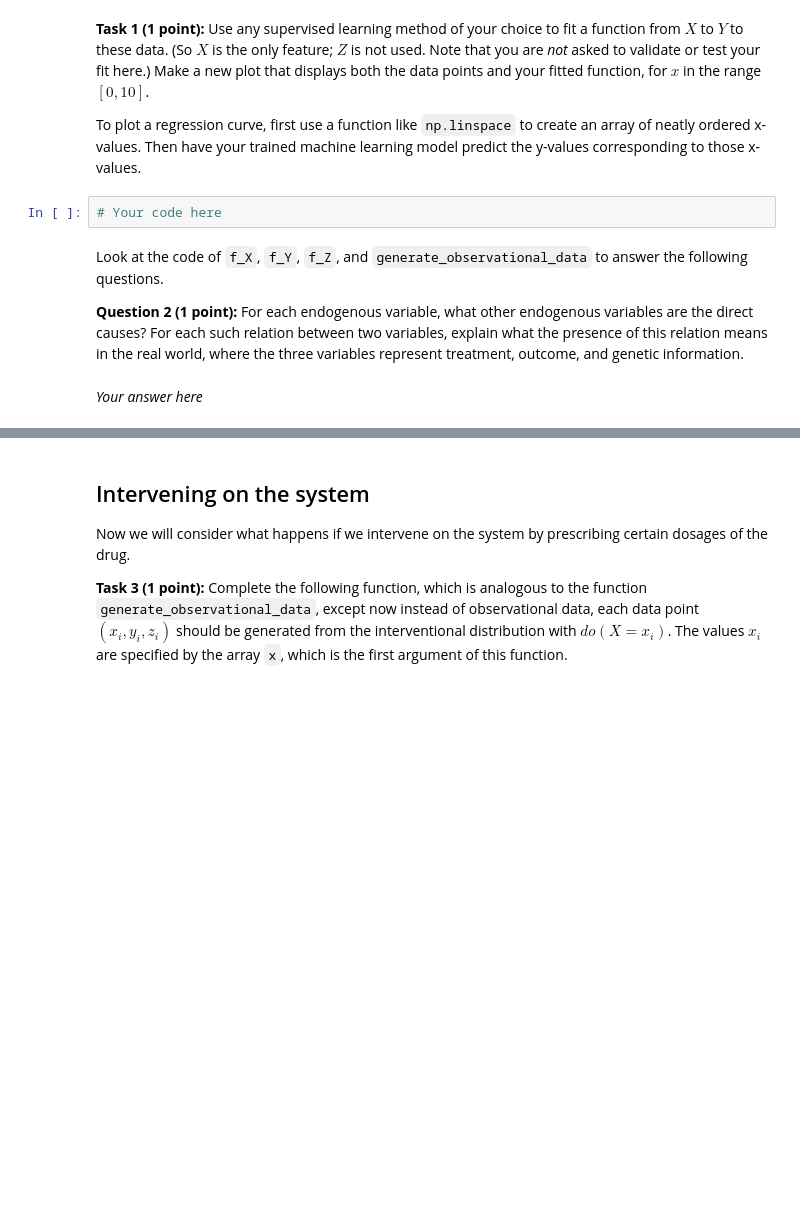
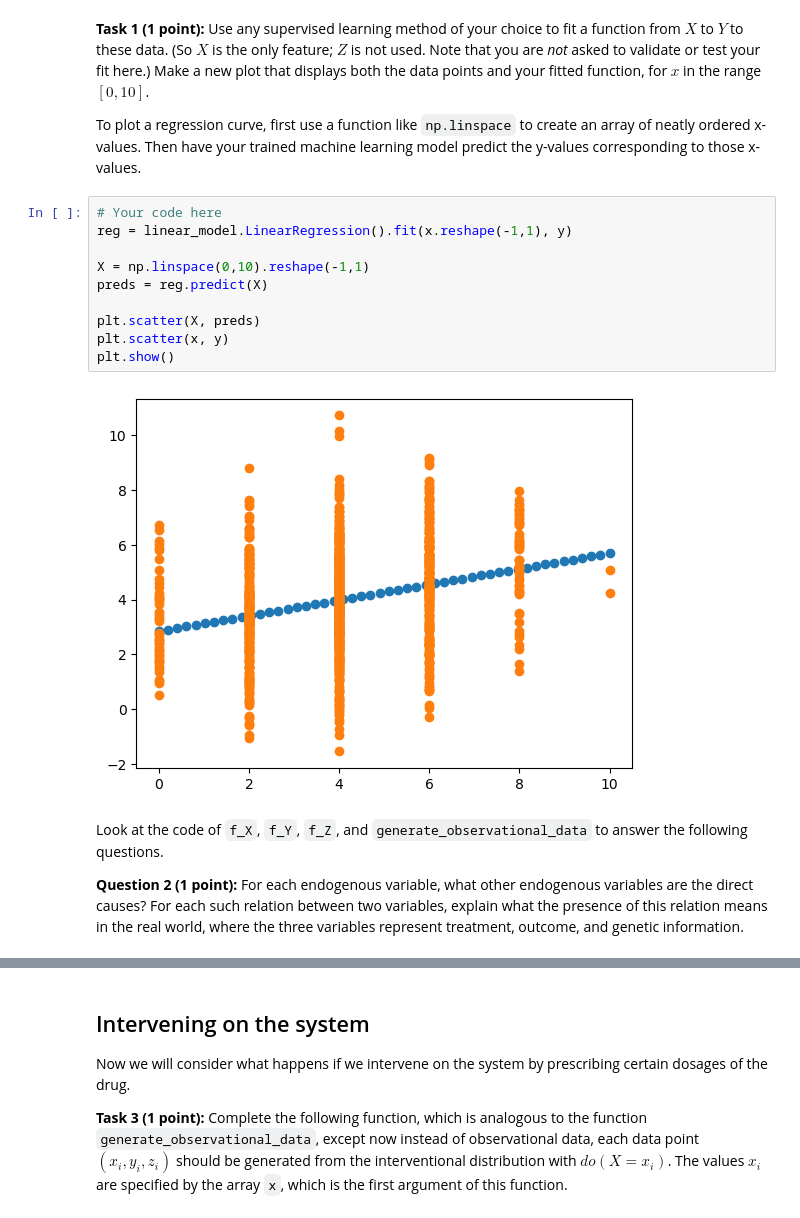
Before and after one commit to leonardocarboni/aml-carboni-bais, a Jupyter notebook: Assignment 3/bais_carboni.ipynb, the cells around one changed output, grey strips where cells are left out. Drawn from its saved outputs; the diff is of its cells as text; blank space fills up the shorter version.

```diff
--- a/Assignment 3/bais_carboni.ipynb
+++ b/Assignment 3/bais_carboni.ipynb
@@ -62,11 +62,19 @@ plt.show()
 
 
 To plot a regression curve, first use a function like `np.linspace` to create an array of neatly ordered x-values. Then have your trained machine learning model predict the y-values corresponding to those x-values.
-# %%
-# Your code here
+# %%
+# Your code here
+reg = linear_model.LinearRegression().fit(x.reshape(-1,1), y)
+
+X = np.linspace(0,10).reshape(-1,1)
+preds = reg.predict(X)
+
+plt.scatter(X, preds)
+plt.scatter(x, y)
+plt.show()
+# %% [output]
+[figure, added]
 # %% [markdown]
 Look at the code of `f_X`, `f_Y`, `f_Z`, and `generate_observational_data` to answer the following questions.
 
 **Question 2 (1 point):** For each endogenous variable, what other endogenous variables are the direct causes? For each such relation between two variables, explain what the presence of this relation means in the real world, where the three variables represent treatment, outcome, and genetic information.
-# %% [markdown]
-*Your answer here*
```
Also changed, not shown: parts of 8 cells of this notebook.
